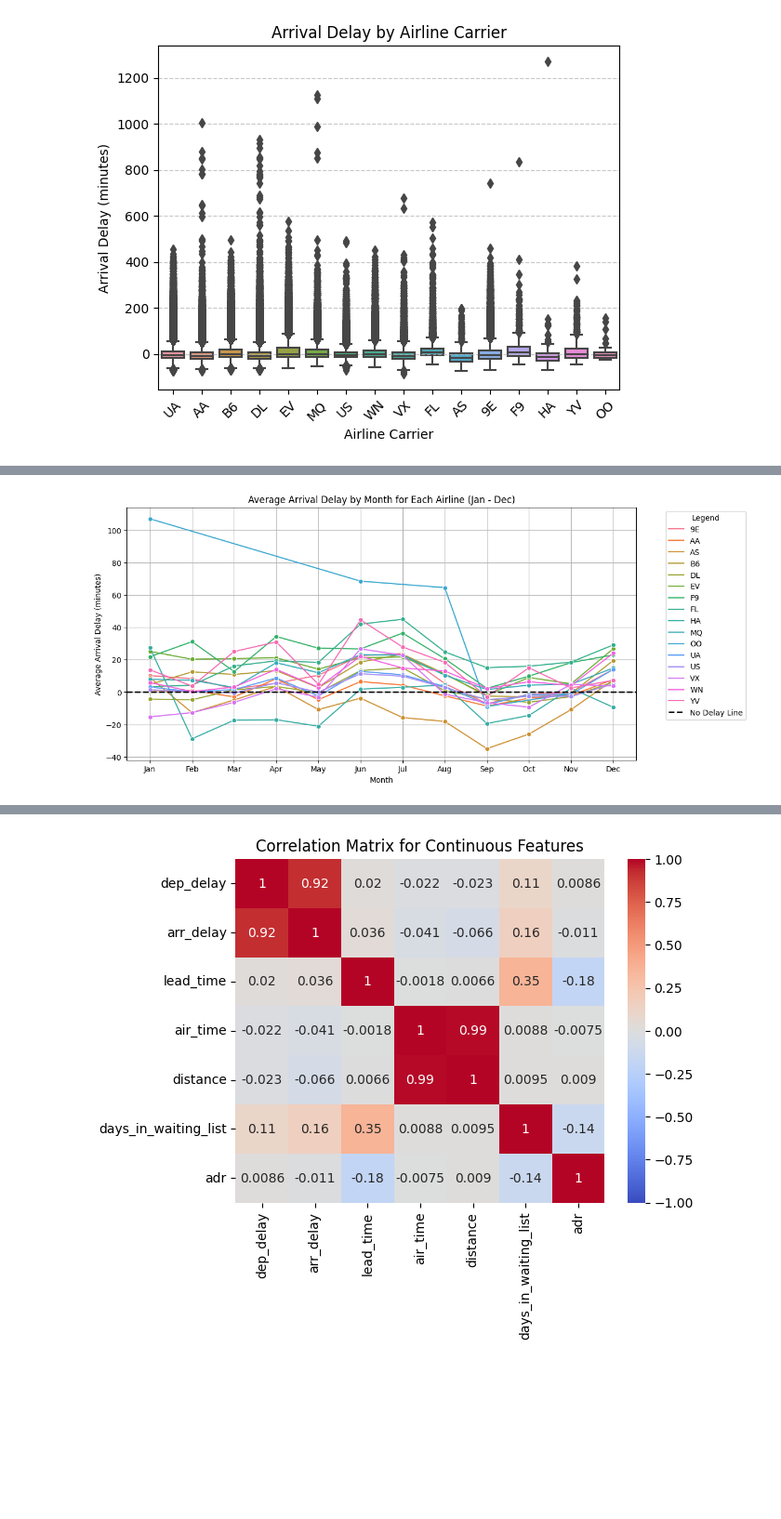
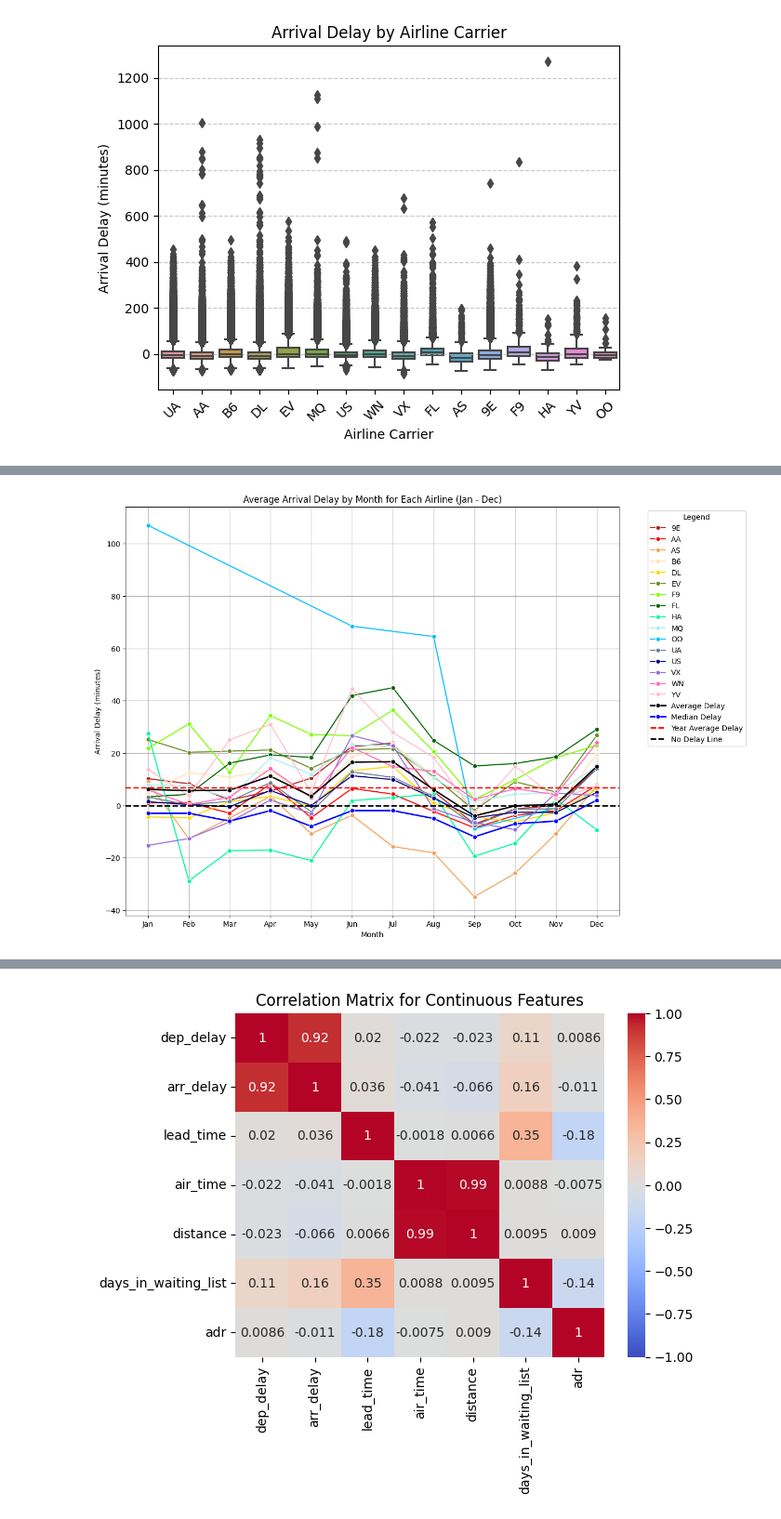
Before and after one commit to ConorJones05/STOR320_Final, a Jupyter notebook: EDA Template.ipynb, the cells around one changed output, grey strips where cells are left out. Shown at 93% size. Cells and saved outputs as stored; diff of their text form; code cells hidden in the pictures; blank space fills up the shorter version.

```diff
--- a/EDA Template.ipynb
+++ b/EDA Template.ipynb
@@ -365,21 +371,35 @@ plt.show()
 # %%
-average_delay_per_month = (
-    flights.groupby(['month', 'carrier'])['arr_delay'].mean().reset_index()
-)
-plt.figure(figsize=(12, 6))
-sns.lineplot(data=average_delay_per_month, x='month', y='arr_delay', hue='carrier', marker='o')
+month_mapping = {'1': 1,'2': 2,'3': 3,'4': 4,'5': 5,'6': 6,'7': 7,'8': 8,'9': 9,'10': 10,'11': 11,'12': 12}
+flights['month_numeric'] = flights['month'].map(month_mapping)
+average_delay_per_month = (flights.groupby(['month_numeric', 'carrier'])['arr_delay'].mean().reset_index())
+overall_average_delay_per_month = (flights.groupby('month_numeric')['arr_delay'].mean().reset_index().rename(columns={'arr_delay': 'overall_avg_delay'}))
+overall_median_delay_per_month = (flights.groupby('month_numeric')['arr_delay'].median().reset_index().rename(columns={'arr_delay': 'overall_median_delay'}))
+year_average_delay = flights['arr_delay'].mean()
+unique_carriers = average_delay_per_month['carrier'].unique()
+custom_colors = ['firebrick', 'red', 'sandybrown', 'moccasin', 'gold', 'olivedrab',
+                 'chartreuse', 'darkgreen', 'mediumspringgreen', 'paleturquoise',
+                 'deepskyblue', 'slategray', 'navy', 'mediumpurple', 'hotpink', 'pink']
 
+plt.figure(figsize=(12, 10))
+for i, carrier in enumerate(unique_carriers):
+    sns.lineplot(data=average_delay_per_month[average_delay_per_month['carrier'] == carrier],
+                 x='month_numeric',
+                 y='arr_delay',
+                 color=custom_colors[i],
+                 marker='o',
+                 label=carrier)
+sns.lineplot(data=overall_average_delay_per_month, x='month_numeric', y='overall_avg_delay', color='black', marker='o', label='Average Delay', linewidth=2)
+sns.lineplot(data=overall_median_delay_per_month, x='month_numeric', y='overall_median_delay', color='blue', marker='o', label='Median Delay', linewidth=2)
+plt.axhline(y=year_average_delay, color='red', linestyle='--', label='Year Average Delay', linewidth=2)
 plt.title('Average Arrival Delay by Month for Each Airline (Jan - Dec)')
 plt.xlabel('Month')
-plt.ylabel('Average Arrival Delay (minutes)')
+plt.ylabel('Arrival Delay (minutes)')
 plt.xticks(ticks=range(1, 13), labels=['Jan', 'Feb', 'Mar', 'Apr', 'May', 'Jun', 'Jul', 'Aug', 'Sep', 'Oct', 'Nov', 'Dec'])
-plt.legend(title='Airline', bbox_to_anchor=(1.05, 1), loc='upper left')
 plt.axhline(y=0, color='black', linewidth=2, linestyle='--', label='No Delay Line')
 plt.grid(True)
 plt.legend(title='Legend', bbox_to_anchor=(1.05, 1), loc='upper left')
-
 plt.show()
 # %% [output]
-[figure, old version]
+[figure, new version]
 # %%
 # select only the carrier dummy columns
```
Also changed, not shown: parts of 30 cells of this notebook.
